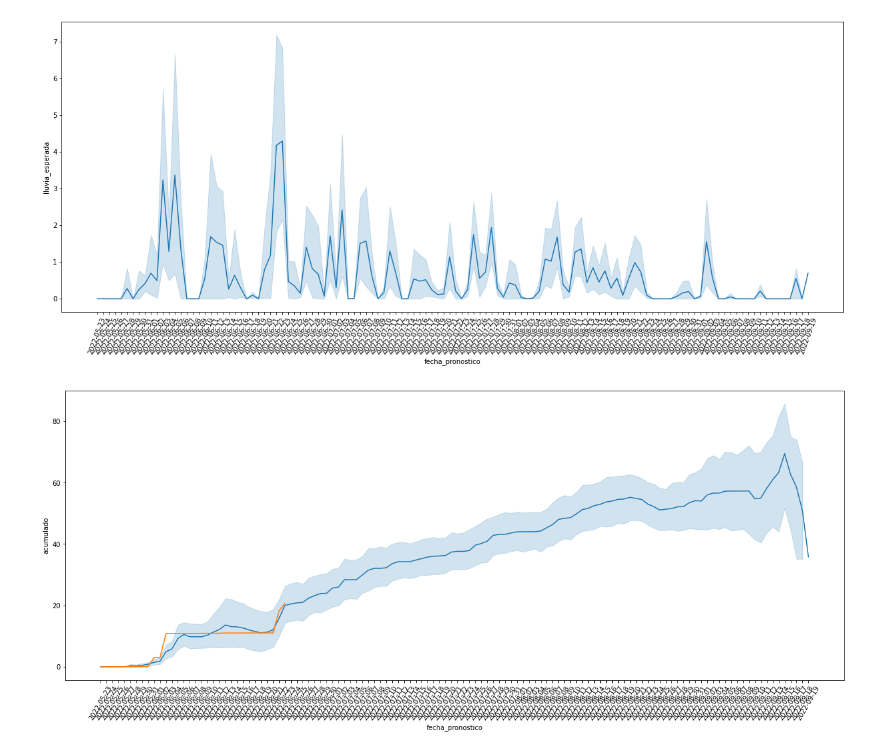
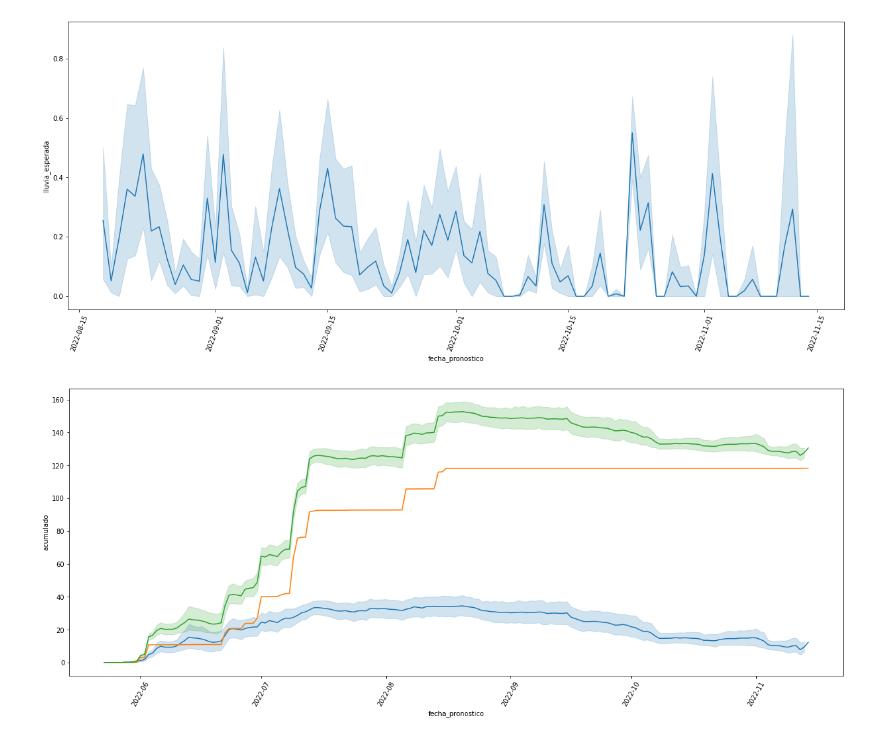
Before and after one commit to calvegh/lluvia, a Jupyter notebook: main.ipynb, the cells around one changed output. Saved outputs shown, nothing was run; the diff lists cells and outputs as text; code cells hidden in the pictures.

```diff
--- a/main.ipynb
+++ b/main.ipynb
@@ -55,7 +32,0 @@ lluvia_diaria_06_22 = pd.read_csv('data/lluvia_diaria_2022-06-22_11.csv',sep=";"
-# %%
-for df in [lluvia_diaria_23,lluvia_diaria_24,lluvia_diaria_25,lluvia_diaria_26_15,lluvia_diaria_27_11,
-lluvia_diaria_28_22,lluvia_diaria_29_9,lluvia_diaria_30_8,lluvia_diaria_31_9,lluvia_diaria_06_01,lluvia_diaria_06_02,lluvia_diaria_06_03,
-lluvia_diaria_06_04,lluvia_diaria_06_07,lluvia_diaria_06_11,lluvia_diaria_06_12,lluvia_diaria_06_14,lluvia_diaria_06_15,lluvia_diaria_06_16,
-lluvia_diaria_06_17,lluvia_diaria_06_18,lluvia_diaria_06_19,lluvia_diaria_06_20,lluvia_diaria_06_21,lluvia_diaria_06_22]:
-    df['lluvia_esperada'] = df['probalidad_lluvia']*df['precipitacion']
-    df['acumulado'] = df['lluvia_esperada'].cumsum()
@@ -69 +33,12 @@ lluvia_esperada_total.reset_index(drop=True,inplace=True)
+# %%
+import os
+archivos = os.listdir('data')
+lluvia_esperada_total = pd.DataFrame()
+for arch in archivos:
+    df = pd.read_csv(f"data/{arch}", sep=";", decimal=",")
+    df['lluvia_esperada'] = df['probalidad_lluvia']*df['precipitacion']
+    df['acumulado'] = df['lluvia_esperada'].cumsum()
+    lluvia_esperada_total = pd.concat([lluvia_esperada_total, df])
+lluvia_esperada_total.reset_index(inplace=True, drop=True)
+lluvia_esperada_total['fecha_pronostico'] = pd.to_datetime(lluvia_esperada_total['fecha_pronostico'])
 # %%
@@ -117,0 +52,6 @@ lluvia_real
+# %%
+lluvia_real = pd.read_csv('lluvia_real_web.csv',sep=";", decimal=",")
+lluvia_real['fecha'] = pd.to_datetime(lluvia_real['fecha'],infer_datetime_format=True)
+lluvia_real['lluvia_promedio'] = lluvia_real.mean(axis=1)
+lluvia_real['acumulado_real'] = lluvia_real['lluvia_promedio'].cumsum()
+lluvia_real
@@ -138,5 +88,6 @@ Name: lluvia_esperada, dtype: float64
 # %%
-lluvia_esperada_total = lluvia_esperada_total.merge(lluvia_real, left_on='fecha_pronostico',right_on='fecha', how='left')
+lluvia_esperada_total = lluvia_esperada_total.merge(
+    lluvia_real, left_on='fecha_pronostico', right_on='fecha', how='left')
 lluvia_esperada_total
 # %% [output]
 |  | fecha_registro | probalidad_lluvia | precipitacion | fecha_pronostico | lluvia_esperada | acumulado | ... |
@@ -155,15 +106,25 @@ lluvia_esperada_total
 # %%
-plt.figure(figsize = (21,8))
-ax = sns.lineplot(data=lluvia_esperada_total, x="fecha_pronostico", y="lluvia_esperada")
+plt.figure(figsize=(21, 8))
+ax = sns.lineplot(data=lluvia_esperada_total[lluvia_esperada_total['fecha_pronostico']
+                  > str(date.today())], x="fecha_pronostico", y="lluvia_esperada")
 plt.xticks(rotation=70)
 plt.show()
 # %% [output]
-[figure, old version]
+[figure, new version]
 # %%
-plt.figure(figsize = (21,8))
-ax = sns.lineplot(data=lluvia_esperada_total, x="fecha_pronostico", y="acumulado")
-ax = sns.lineplot(data=lluvia_esperada_total, x="fecha_pronostico", y="acumulado_real")
+lluvia_esperada_total['acumulado_real'].fillna(
+    max(lluvia_esperada_total['acumulado_real']), inplace=True)
+lluvia_esperada_total['acumulado_True'] = lluvia_esperada_total['acumulado_real'] + \
+    lluvia_esperada_total['acumulado']
+
+plt.figure(figsize=(21, 8))
+ax = sns.lineplot(data=lluvia_esperada_total,
+                  x="fecha_pronostico", y="acumulado")
+ax = sns.lineplot(data=lluvia_esperada_total,
+                  x="fecha_pronostico", y="acumulado_real")
+ax = sns.lineplot(data=lluvia_esperada_total,
+                  x="fecha_pronostico", y="acumulado_True")
 plt.xticks(rotation=60)
 plt.show()
 # %% [output]
-[figure, old version]
+[figure, new version]
```
Also changed, not shown: parts of 10 cells of this notebook, 45 other files.
